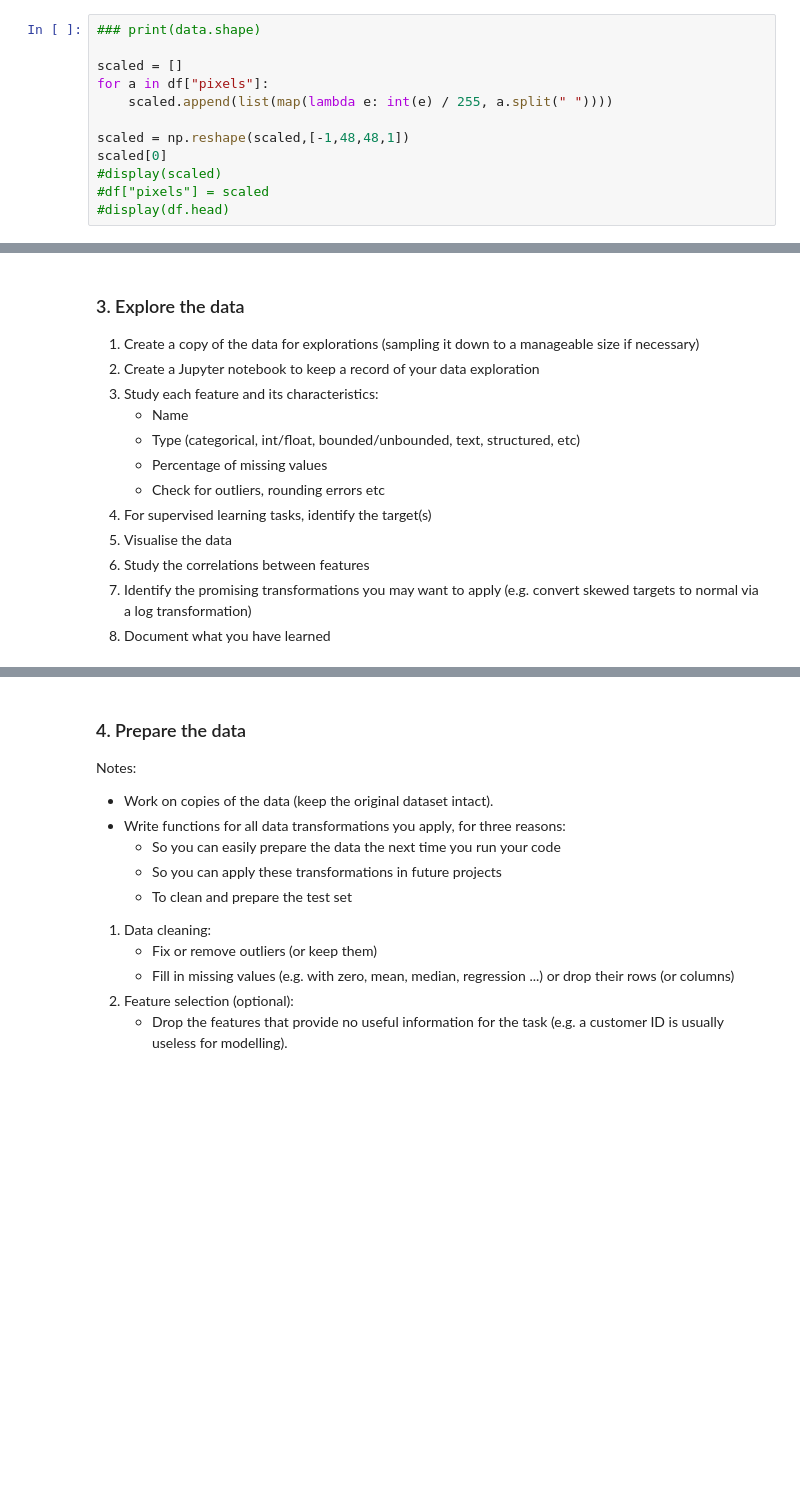
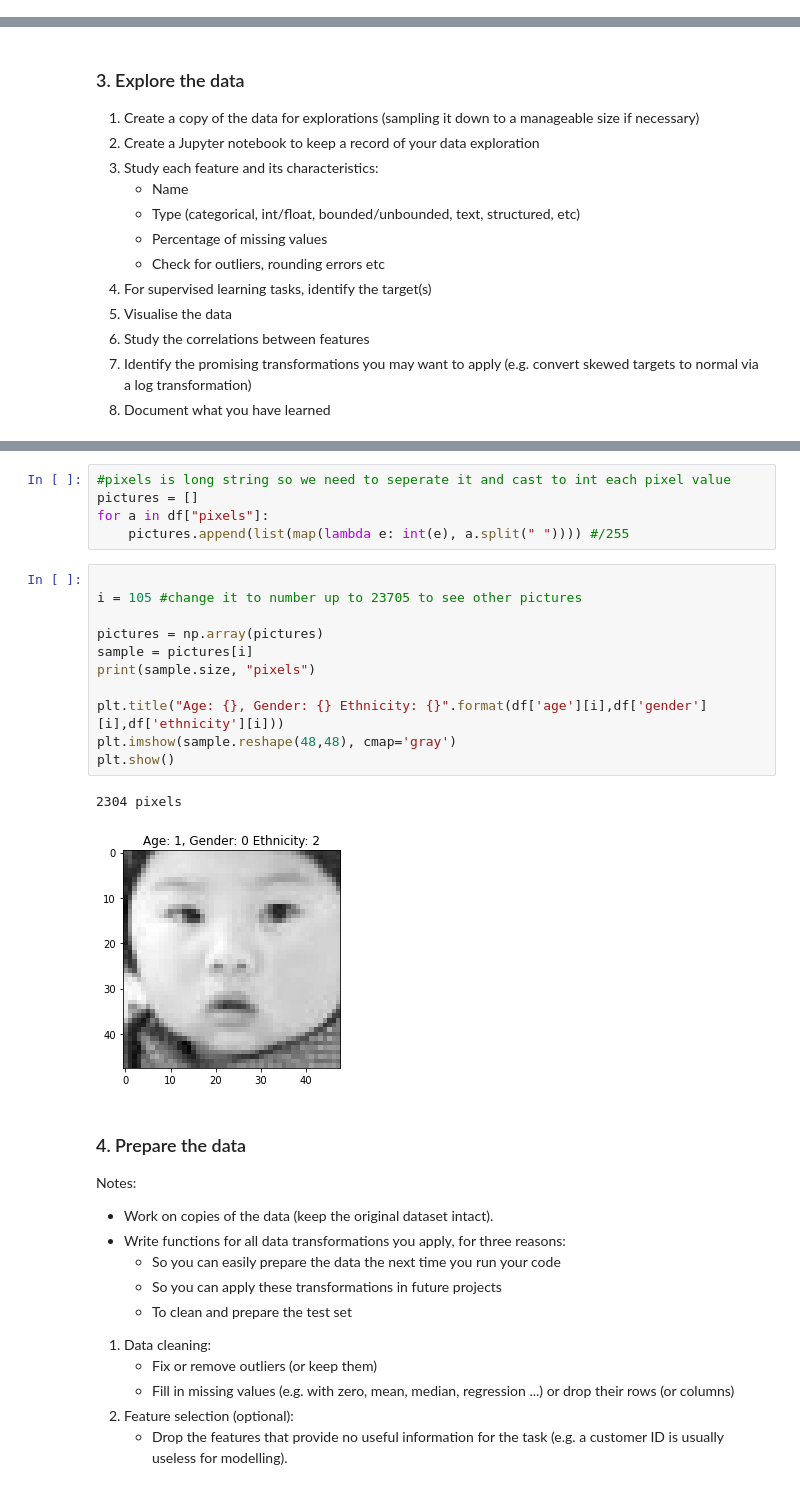
Before and after one commit to Beadhangerone/MAL, a Jupyter notebook: MAL Exercise 7.ipynb, the cells around one changed output, grey strips where cells are left out. Drawn from its saved outputs; the diff is of its cells as text; blank space fills up the shorter version.

```diff
--- a/MAL Exercise 7.ipynb
+++ b/MAL Exercise 7.ipynb
@@ -70,12 +59,0 @@ data = np.array(df)
-# %%
-### print(data.shape)
-
-scaled = []
-for a in df["pixels"]:
-    scaled.append(list(map(lambda e: int(e) / 255, a.split(" "))))
-
-scaled = np.reshape(scaled,[-1,48,48,1])
-scaled[0]
-#display(scaled)
-#df["pixels"] = scaled
-#display(df.head)
@@ -202,3 +124,22 @@ Accuracy on test data: [1.133062720298767, 0.51121985912323]
+# %%
+#pixels is long string so we need to seperate it and cast to int each pixel value
+pictures = []
+for a in df["pixels"]:
+    pictures.append(list(map(lambda e: int(e), a.split(" ")))) #/255
+# %%
+
+i = 105 #change it to number up to 23705 to see other pictures
+
+pictures = np.array(pictures)
+sample = pictures[i]
+print(sample.size, "pixels")
+
+plt.title("Age: {}, Gender: {} Ethnicity: {}".format(df['age'][i],df['gender'][i],df['ethnicity'][i]))
+plt.imshow(sample.reshape(48,48), cmap='gray')
+plt.show()
+# %% [output]
+2304 pixels
+[figure, added]
 # %% [markdown]
 ### 4. Prepare the data
 Notes:
```
Also changed, not shown: parts of 43 cells of this notebook, 1 other file.
